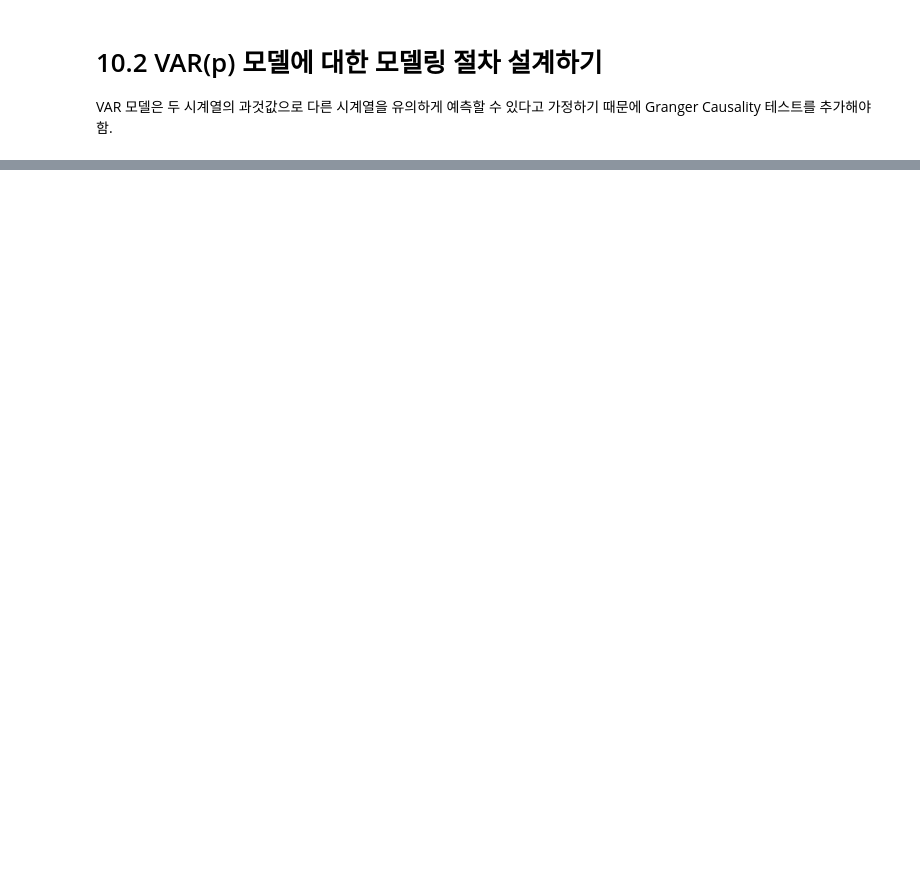
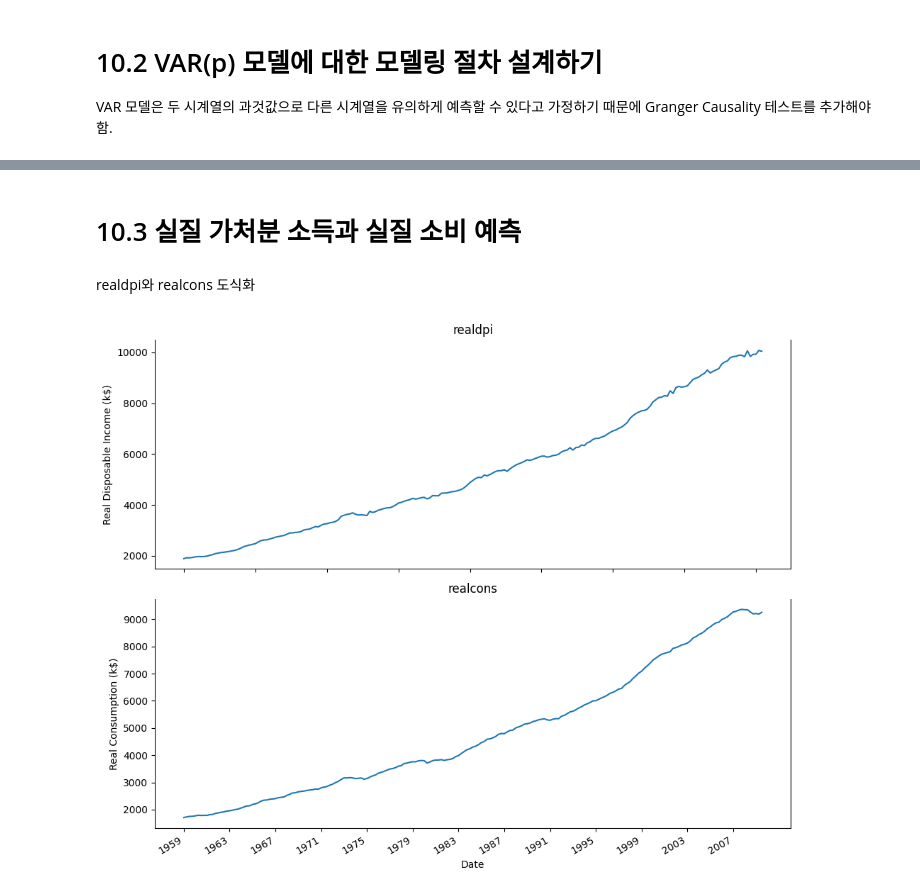
Before and after one commit to mskcho00/TimeSeries-Self-Practice, a Jupyter notebook: 10_VAR.ipynb, the cells around one changed output, grey strips where cells are left out. Saved outputs shown, nothing was run; the diff lists cells and outputs as text; code cells hidden in the pictures; blank space fills up the shorter version.

```diff
--- a/10_VAR.ipynb
+++ b/10_VAR.ipynb
@@ -94,0 +124,25 @@ VAR 모델은 두 시계열의 과것값으로 다른 시계열을 유의하게
+# %% [markdown]
+# 10.3 실질 가처분 소득과 실질 소비 예측
+# %% [markdown]
+realdpi와 realcons 도식화
+# %%
+fig, (ax1, ax2) = plt.subplots(nrows = 2, ncols = 1, figsize = (10, 8))
+
+ax1.plot(macro_econ_data['realdpi'])
+ax1.set_xlabel('Date')
+ax1.set_ylabel('Real Disposable Income (k$)')
+ax1.set_title('realdpi')
+ax1.spines['top'].set_alpha(0)
+
+ax2.plot(macro_econ_data['realcons'])
+ax2.set_xlabel('Date')
+ax2.set_ylabel('Real Consumption (k$)')
+ax2.set_title('realcons')
+ax2.spines['top'].set_alpha(0)
+
+plt.xticks(np.arange(0,208,16), np.arange(1959, 2010, 4))
+
+fig.autofmt_xdate()
+plt.tight_layout()
+# %% [output]
+[figure, added]
```
Also changed, not shown: parts of 17 cells of this notebook.
